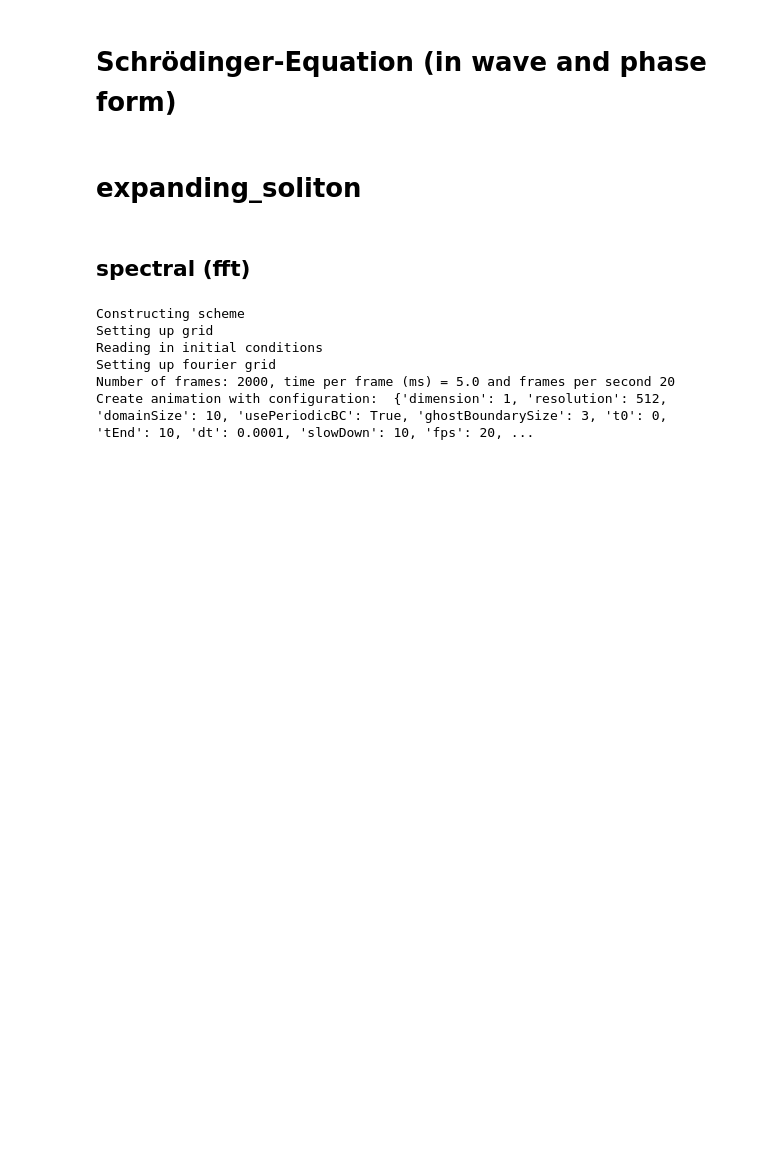
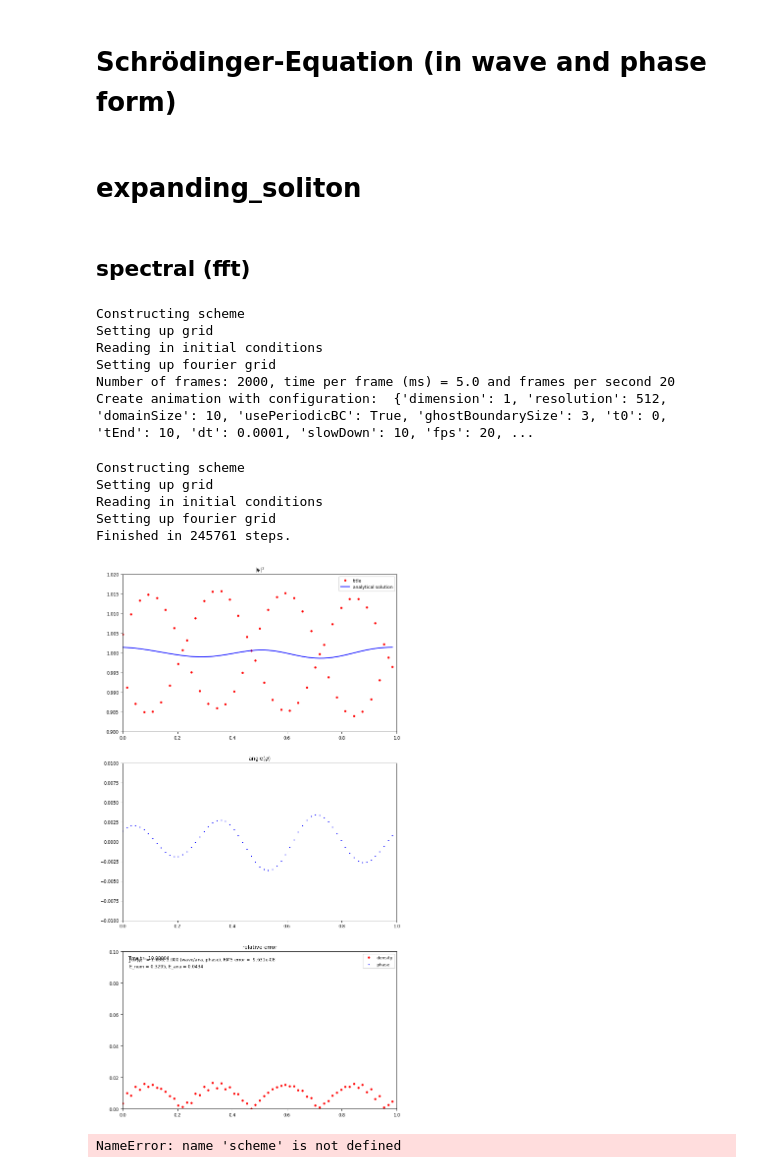
Before and after one commit to KunkelAlexander/fdm-hybrid-scheme, a Jupyter notebook: schroedinger.ipynb, the cells around one changed output. Cells and saved outputs as stored; diff of their text form; code cells hidden in the pictures; blank space fills up the shorter version.

Commit message:
Create plots for stability and accuracy tests

```diff
--- a/schroedinger.ipynb
+++ b/schroedinger.ipynb
@@ -227,7 +227,7 @@ test_list = {
     #"quasi-shock": [lambda x, dx, t: tests.li2(x, dx, t, x0 =5), li2Config, None],
     #"wave packet collision": [tests.li3, li3Config, None],
     #"travelling wave packet": [tests.travellingWavePacket, travellingWavePacketConfig, None],
-    #"perturbation wave": [tests.cosmological1D, perturbationWaveConfig, None],
+    "perturbation wave": [tests.cosmological1D, perturbationWaveConfig, None],
     #"soliton": [lambda xx, dx, t: tests.cosmological1D(xx, dx, t, eps=5e-3, Lx=10, N=10), solitonConfig, None],
     "expanding_soliton": [lambda xx, dx, t: tests.cosmological1D(xx, dx, t, eps=5e-3, Lx=10, N=10), expandingSolitonConfig, None],
     #"perturbation wave 2D": [lambda x, y, dx, t: tests.cosmological2D(x, y, dx, t, Lx = 1, Ly = 1, N = 3, eps= 0.1), perturbationWave2DConfig, None]
@@ -298,3 +298,27 @@ Reading in initial conditions
 Setting up fourier grid
 Number of frames: 2000, time per frame (ms) = 5.0 and frames per second 20
 Create animation with configuration:  {'dimension': 1, 'resolution': 512, 'domainSize': 10, 'usePeriodicBC': True, 'ghostBoundarySize': 3, 't0': 0, 'tEnd': 10, 'dt': 0.0001, 'slowDown': 10, 'fps': 20, ...
+# %%
+
+test, testConfig, potential = test_list["perturbation wave"]
+
+scheme, schemeConfig = scheme_list["ho-upwind"]
+
+c = getBaseConfig()
+testConfig(c)
+schemeConfig(c)
+c["gravity"] = 1
+c["tEnd"] = 10
+
+run("title", scheme, c, test, "name", potential, False)
+# %% [output]
+Constructing scheme
+Setting up grid
+Reading in initial conditions
+Setting up fourier grid
+Finished in 245761 steps.
+[figure, added]
+# %%
+solver = scheme(c, test)
+# %% [output]
+NameError: name 'scheme' is not defined
```
Also changed, not shown: 10 other files.
